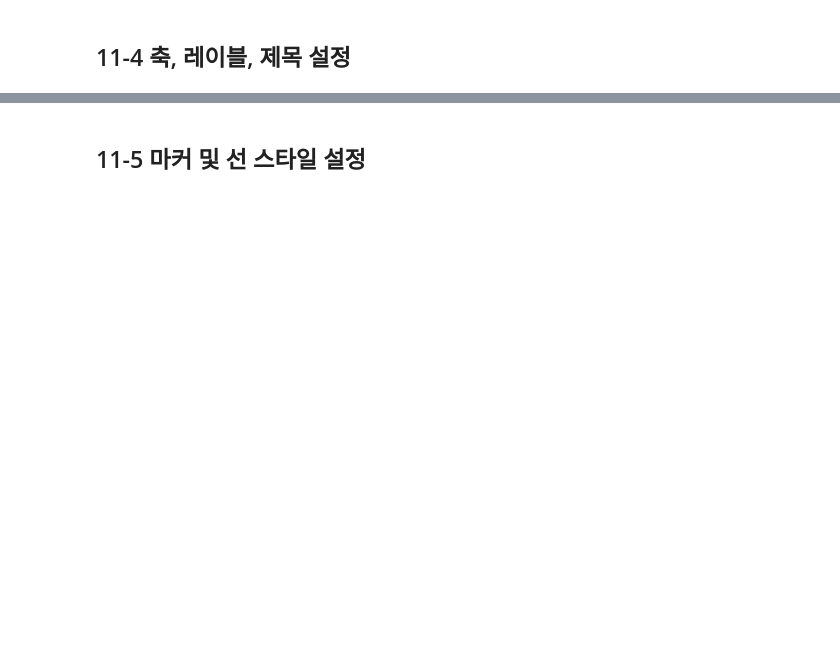
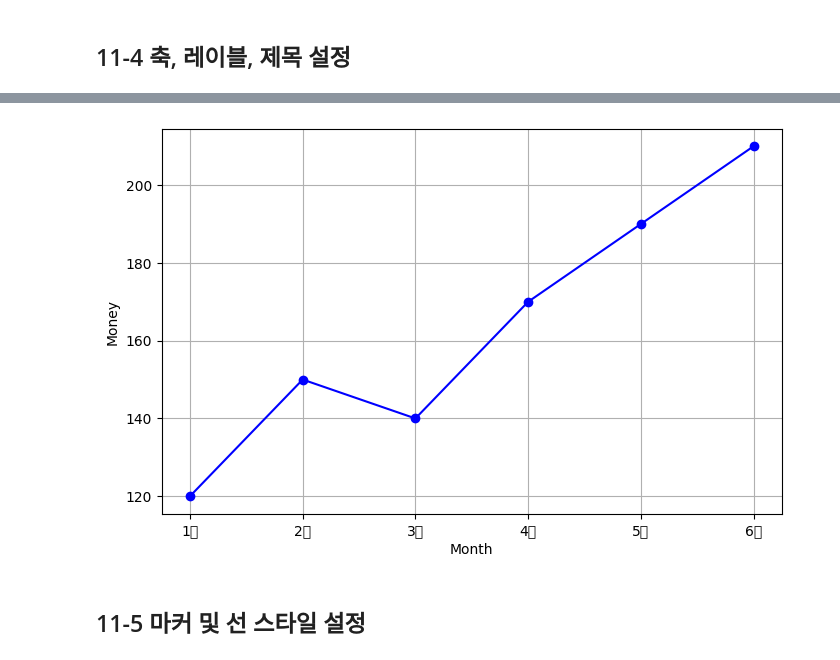
Before and after one commit to twkim1078/Data-Analysis-with-Open-Source, a Jupyter notebook: 오픈소스_데이터_분석_11강.ipynb, the cells around one changed output, grey strips where cells are left out. Saved outputs shown, nothing was run; the diff lists cells and outputs as text; code cells hidden in the pictures; blank space fills up the shorter version.

```diff
--- a/오픈소스_데이터_분석_11강.ipynb
+++ b/오픈소스_데이터_분석_11강.ipynb
@@ -84,8 +147,9 @@ plt.plot(months, sales, 'o-', color='blue')
 
 ## 축, 레이블, 제목 설정
 # x 축 제목 : 월
-
+plt.xlabel("Month")
 # y 축 제목 : 매출(만원)
+plt.ylabel("Money")
 
 # y 축 범위 (100 ~ 220)
 
@@ -94,3 +158,4 @@ plt.plot(months, sales, 'o-', color='blue')
 
 plt.grid(True)
 plt.show()
+# %% [output]
@@ -97,3 +179,4 @@ plt.show()
+[figure, added]
 # %% [markdown]
 ## 11-5 마커 및 선 스타일 설정
 # %%
```
Also changed, not shown: parts of 6 cells of this notebook.
